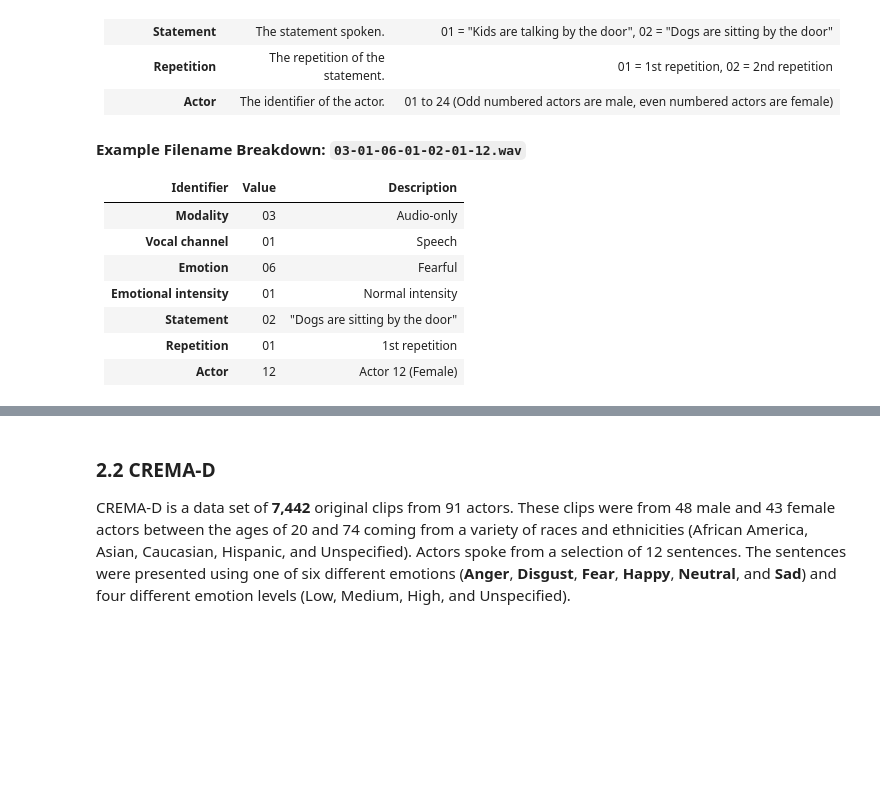
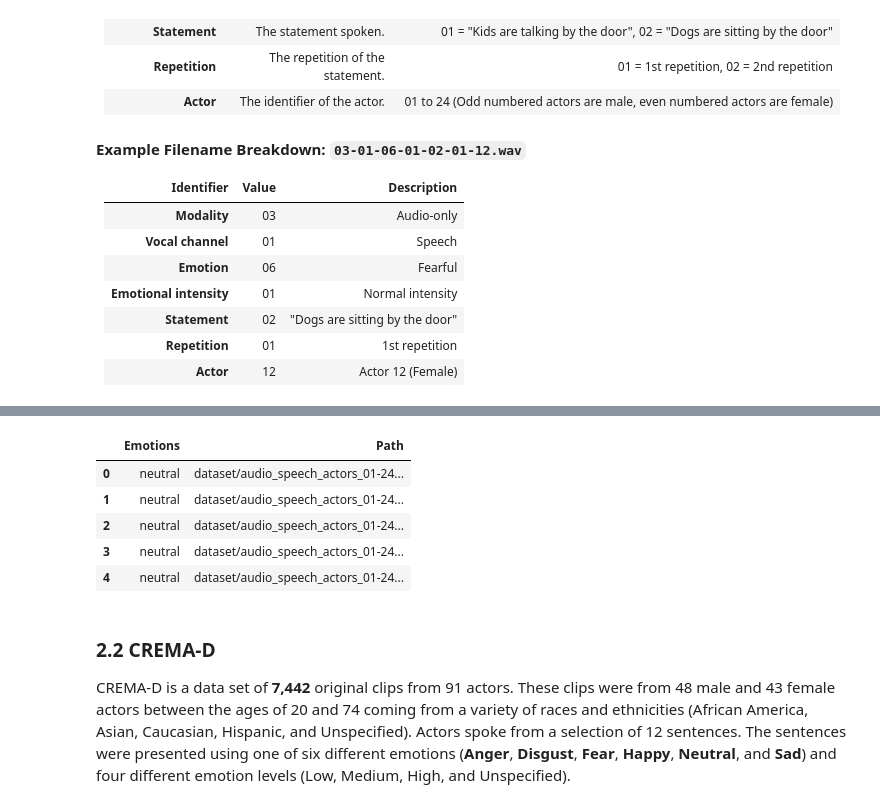
Before and after one commit to LuluW8071/ASR-with-Speech-Sentiment-and-Text-Summarizer, a Jupyter notebook: notebook/Speech_Sentiment.ipynb, the cells around one changed output, grey strips where cells are left out. Drawn from its saved outputs; the diff is of its cells as text; code cells hidden in the pictures; blank space fills up the shorter version.

```diff
--- a/notebook/Speech_Sentiment.ipynb
+++ b/notebook/Speech_Sentiment.ipynb
@@ -137,3 +130,12 @@ Name: count, dtype: int64
+# %%
+ravdess_df.head()
+# %% [output]
+|  | Emotions | Path |
+| 0 | neutral | dataset/audio_speech_actors_01-24... |
+| 1 | neutral | dataset/audio_speech_actors_01-24... |
+| 2 | neutral | dataset/audio_speech_actors_01-24... |
+| 3 | neutral | dataset/audio_speech_actors_01-24... |
+| 4 | neutral | dataset/audio_speech_actors_01-24... |
 # %% [markdown]
 ### 2.2 CREMA-D
 
```
Also changed, not shown: parts of 10 cells of this notebook, 2 other files.
